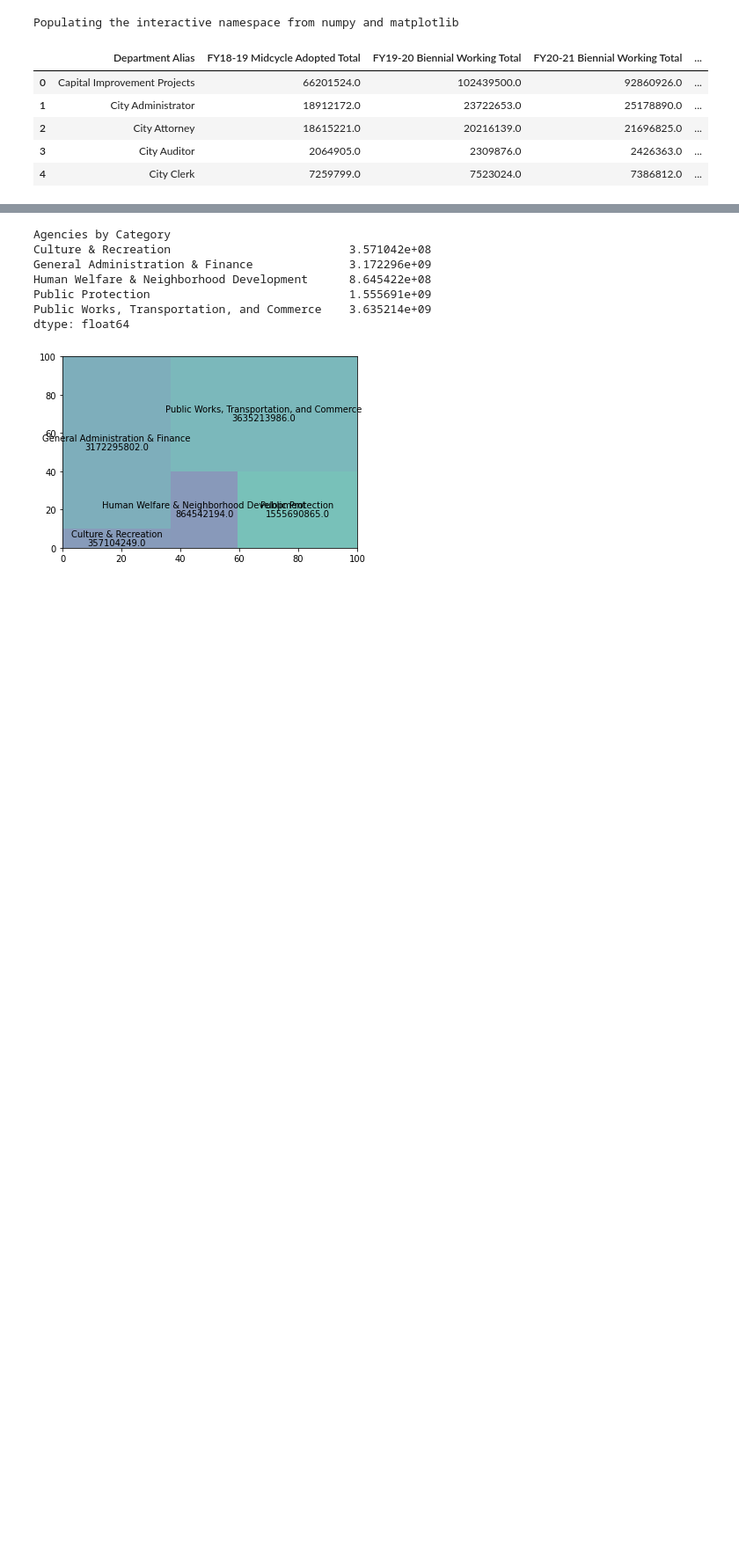
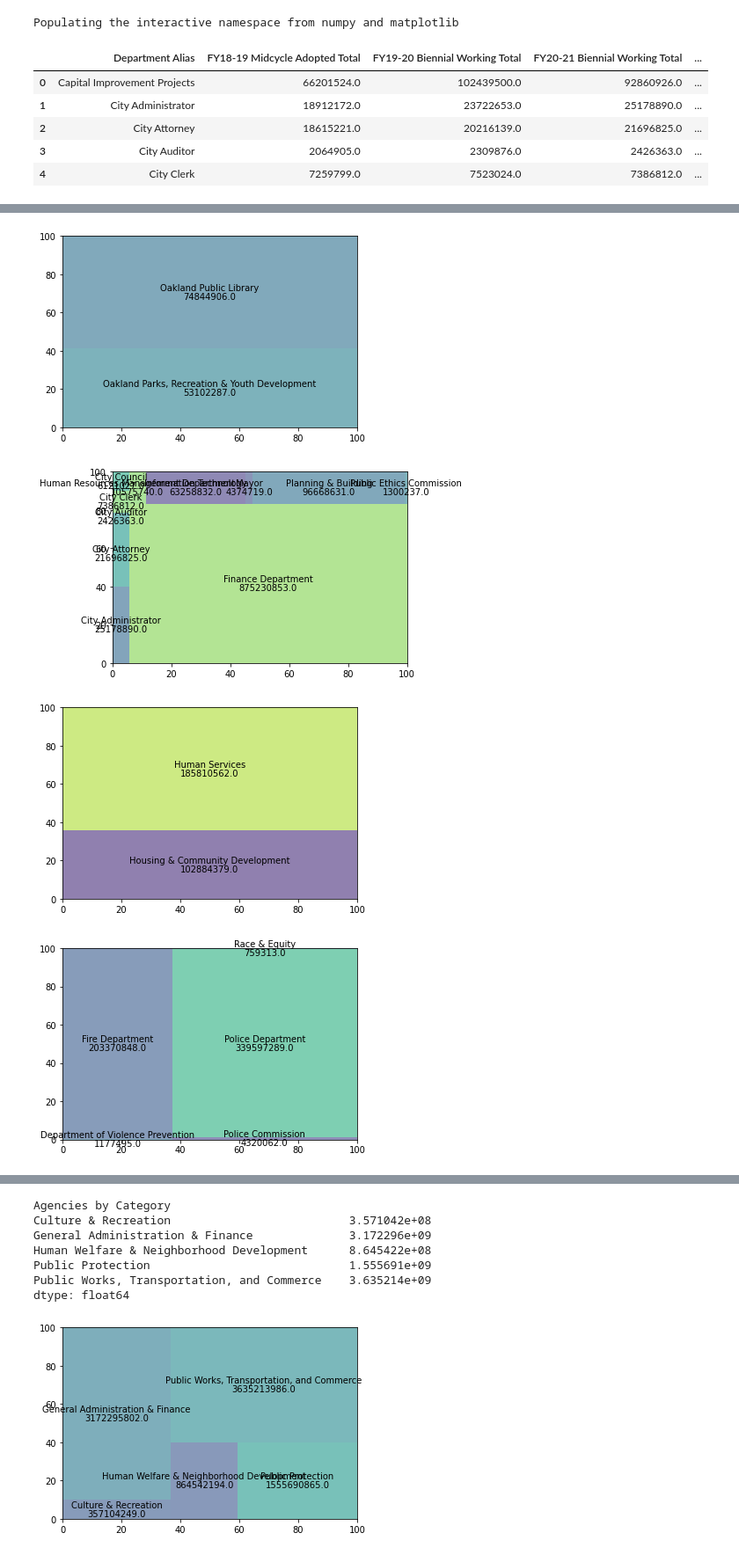
Before and after one commit to sfbrigade/datasci-police-budget, a Jupyter notebook: oaklanddataset/oakland_tree_map.ipynb, the cells around one changed output, grey strips where cells are left out. Shown: that part at 88% size. Drawn from its saved outputs; the diff is of its cells as text; code cells hidden in the pictures; blank space fills up the shorter version.

```diff
--- a/oaklanddataset/oakland_tree_map.ipynb
+++ b/oaklanddataset/oakland_tree_map.ipynb
@@ -43,0 +49,18 @@ oakland.groupby(['Agencies by Category']).sum()
+# %%
+# Per Department
+culture_rec_21 = oakland[oakland['Agencies by Category'] == 'Culture & Recreation'].groupby(['Department Alias']).sum()['FY20-21 Biennial Working Total']
+gen_admin_21 = oakland[oakland['Agencies by Category'] == 'General Administration & Finance'].groupby(['Department Alias']).sum()['FY20-21 Biennial Working Total']
+hum_welfare_21 = oakland[oakland['Agencies by Category'] == 'Human Welfare & Neighborhood Development'].groupby(['Department Alias']).sum()['FY20-21 Biennial Working Total']
+pub_protection_21 = oakland[oakland['Agencies by Category'] == 'Public Protection'].groupby(['Department Alias']).sum()['FY20-21 Biennial Working Total']
+pub_works_21 = oakland[oakland['Agencies by Category'] == 'Public Works, Transportation, and Commerce'].groupby(['Department Alias']).sum()['FY20-21 Biennial Working Total']
+# %%
+display_tree(culture_rec_21)
+display_tree(gen_admin_21)
+display_tree(hum_welfare_21)
+display_tree(pub_protection_21)
+display_tree(pub_works_21)
+# %% [output]
+[figure, added]
+[figure, added]
+[figure, added]
+[figure, added]
```
Also changed, not shown: parts of 15 cells of this notebook, 1 other file.
